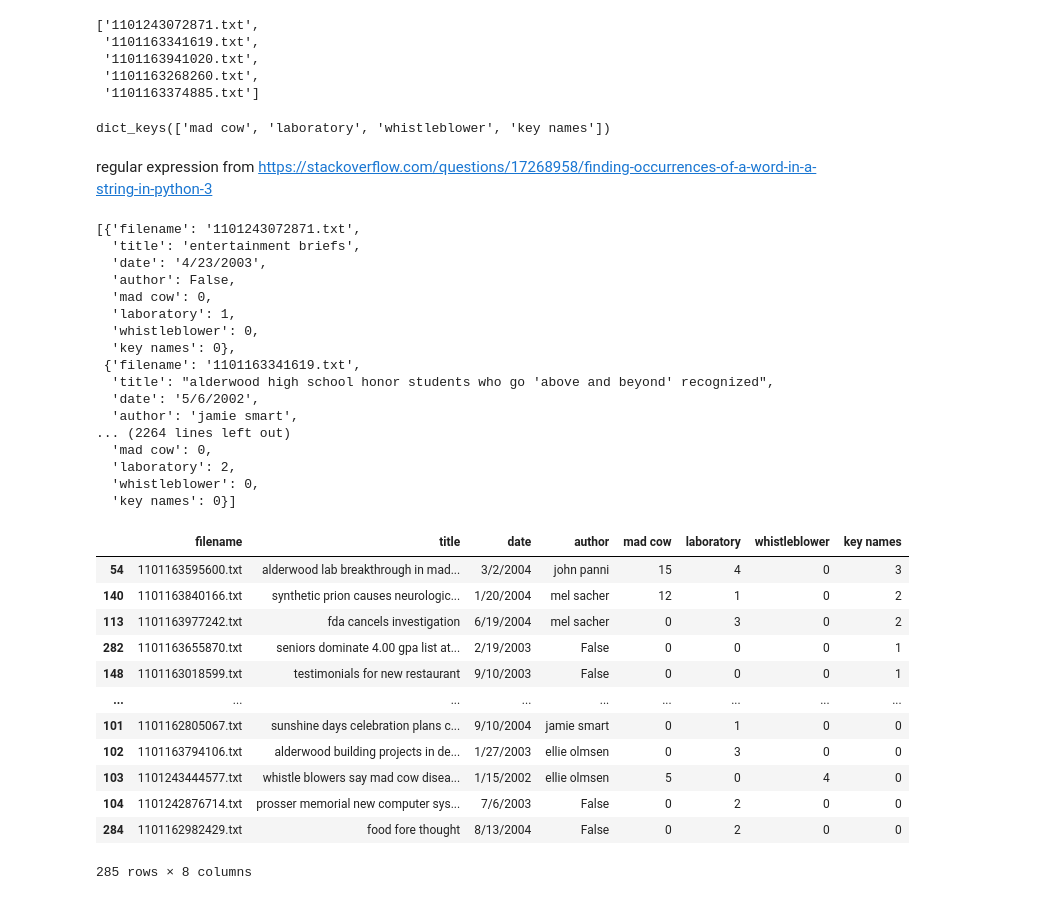
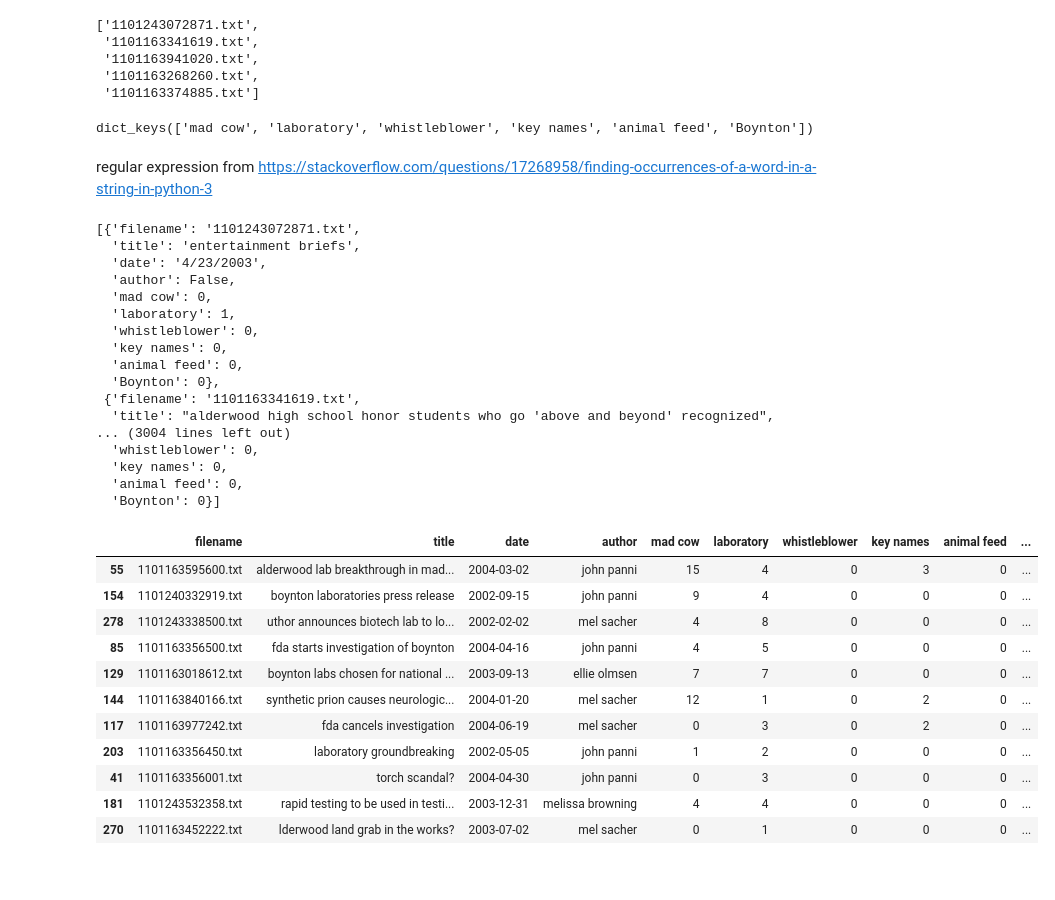
Before and after one commit to CelestialSloth/csc235-hw01, a Jupyter notebook: news_articles.ipynb, the cells around one changed output. Drawn from its saved outputs; the diff is of its cells as text; code cells hidden in the pictures.

```diff
--- a/news_articles.ipynb
+++ b/news_articles.ipynb
@@ -15,11 +15,13 @@ keywords = {
     'mad cow': ['mad cow', 'prion', 'creutzfeldt-jakob', 'spongiform', 'encephalopath'],
     'laboratory': ['lab'],
     'whistleblower': ['whistle'],
-    'key names': ['Ryker', 'Sanderson']
+    'key names': ['Ryker', 'Sanderson'],
+    'animal feed': ['feed'],
+    'Boynton': ['Boynton']
 }
 keywords.keys()
 # %% [output]
-dict_keys(['mad cow', 'laboratory', 'whistleblower', 'key names'])
+dict_keys(['mad cow', 'laboratory', 'whistleblower', 'key names', 'animal feed', 'Boynton'])
 # %% [markdown]
 regular expression from https://stackoverflow.com/questions/17268958/finding-occurrences-of-a-word-in-a-string-in-python-3
 # %%
@@ -78,30 +80,32 @@ article_data
   'mad cow': 0,
   'laboratory': 1,
   'whistleblower': 0,
-  'key names': 0},
+  'key names': 0,
+  'animal feed': 0,
+  'Boynton': 0},
  {'filename': '1101163341619.txt',
   'title': "alderwood high school honor students who go 'above and beyond' recognized",
-  'date': '5/6/2002',
-  'author': 'jamie smart',
-... (2264 lines left out)
-  'mad cow': 0,
-  'laboratory': 2,
+... (3004 lines left out)
   'whistleblower': 0,
-  'key names': 0}]
+  'key names': 0,
+  'animal feed': 0,
+  'Boynton': 0}]
 # %%
 article_df = pandas.DataFrame(article_data)
-article_df.sort_values(by='key names', ascending=False)
+article_df['date'] = pandas.to_datetime(article_df['date'], format='mixed')
+# article_df.sort_values(by='key names', ascending=False)
+param = 'Boynton'
+article_df[article_df[param] > 0].sort_values(by=param, ascending=False)
 # %% [output]
-|  | filename | title | date | author | mad cow | laboratory | whistleblower | key names |
-| 54 | 1101163595600.txt | alderwood lab breakthrough in mad... | 3/2/2004 | john panni | 15 | 4 | 0 | 3 |
-| 140 | 1101163840166.txt | synthetic prion causes neurologic... | 1/20/2004 | mel sacher | 12 | 1 | 0 | 2 |
-| 113 | 1101163977242.txt | fda cancels investigation | 6/19/2004 | mel sacher | 0 | 3 | 0 | 2 |
-| 282 | 1101163655870.txt | seniors dominate 4.00 gpa list at... | 2/19/2003 | False | 0 | 0 | 0 | 1 |
-| 148 | 1101163018599.txt | testimonials for new restaurant | 9/10/2003 | False | 0 | 0 | 0 | 1 |
-| ... | ... | ... | ... | ... | ... | ... | ... | ... |
-| 101 | 1101162805067.txt | sunshine days celebration plans c... | 9/10/2004 | jamie smart | 0 | 1 | 0 | 0 |
-| 102 | 1101163794106.txt | alderwood building projects in de... | 1/27/2003 | ellie olmsen | 0 | 3 | 0 | 0 |
-| 103 | 1101243444577.txt | whistle blowers say mad cow disea... | 1/15/2002 | ellie olmsen | 5 | 0 | 4 | 0 |
-| 104 | 1101242876714.txt | prosser memorial new computer sys... | 7/6/2003 | False | 0 | 2 | 0 | 0 |
-| 284 | 1101162982429.txt | food fore thought | 8/13/2004 | False | 0 | 2 | 0 | 0 |
+|  | filename | title | date | author | mad cow | laboratory | whistleblower | key names | animal feed | ... |
+| 55 | 1101163595600.txt | alderwood lab breakthrough in mad... | 2004-03-02 | john panni | 15 | 4 | 0 | 3 | 0 | ... |
+| 154 | 1101240332919.txt | boynton laboratories press release | 2002-09-15 | john panni | 9 | 4 | 0 | 0 | 0 | ... |
+| 278 | 1101243338500.txt | uthor announces biotech lab to lo... | 2002-02-02 | mel sacher | 4 | 8 | 0 | 0 | 0 | ... |
+| 85 | 1101163356500.txt | fda starts investigation of boynton | 2004-04-16 | john panni | 4 | 5 | 0 | 0 | 0 | ... |
+| 129 | 1101163018612.txt | boynton labs chosen for national ... | 2003-09-13 | ellie olmsen | 7 | 7 | 0 | 0 | 0 | ... |
+| 144 | 1101163840166.txt | synthetic prion causes neurologic... | 2004-01-20 | mel sacher | 12 | 1 | 0 | 2 | 0 | ... |
+| 117 | 1101163977242.txt | fda cancels investigation | 2004-06-19 | mel sacher | 0 | 3 | 0 | 2 | 0 | ... |
+| 203 | 1101163356450.txt | laboratory groundbreaking | 2002-05-05 | john panni | 1 | 2 | 0 | 0 | 0 | ... |
+| 41 | 1101163356001.txt | torch scandal? | 2004-04-30 | john panni | 0 | 3 | 0 | 0 | 0 | ... |
+| 181 | 1101243532358.txt | rapid testing to be used in testi... | 2003-12-31 | melissa browning | 4 | 4 | 0 | 0 | 0 | ... |
+| 270 | 1101163452222.txt | lderwood land grab in the works? | 2003-07-02 | mel sacher | 0 | 1 | 0 | 0 | 0 | ... |
-285 rows × 8 columns
```
